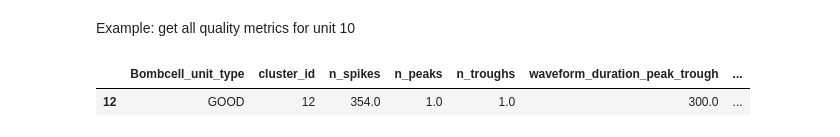
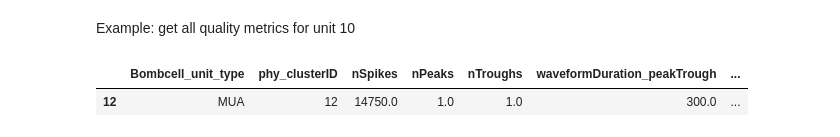
Before and after one commit to Julie-Fabre/bombcell, a Jupyter notebook: pyBombCell/Demos/BC_demo.ipynb, the cells around one changed output. Drawn from its saved outputs; the diff is of its cells as text; code cells hidden in the pictures.

```diff
--- a/pyBombCell/Demos/BC_demo.ipynb
+++ b/pyBombCell/Demos/BC_demo.ipynb
@@ -180,8 +183,8 @@ Example: get all quality metrics for unit 10
 # %%
 u = 12
 
-units = quality_metrics_table.cluster_id
+units = quality_metrics_table.phy_clusterID
 quality_metrics_table.loc[units == u, :]
 # %% [output]
-|  | Bombcell_unit_type | cluster_id | n_spikes | n_peaks | n_troughs | waveform_duration_peak_trough | ... |
-| 12 | GOOD | 12 | 354.0 | 1.0 | 1.0 | 300.0 | ... |
+|  | Bombcell_unit_type | phy_clusterID | nSpikes | nPeaks | nTroughs | waveformDuration_peakTrough | ... |
+| 12 | MUA | 12 | 14750.0 | 1.0 | 1.0 | 300.0 | ... |
```
Also changed, not shown: parts of 3 cells of this notebook, 8 other files.
